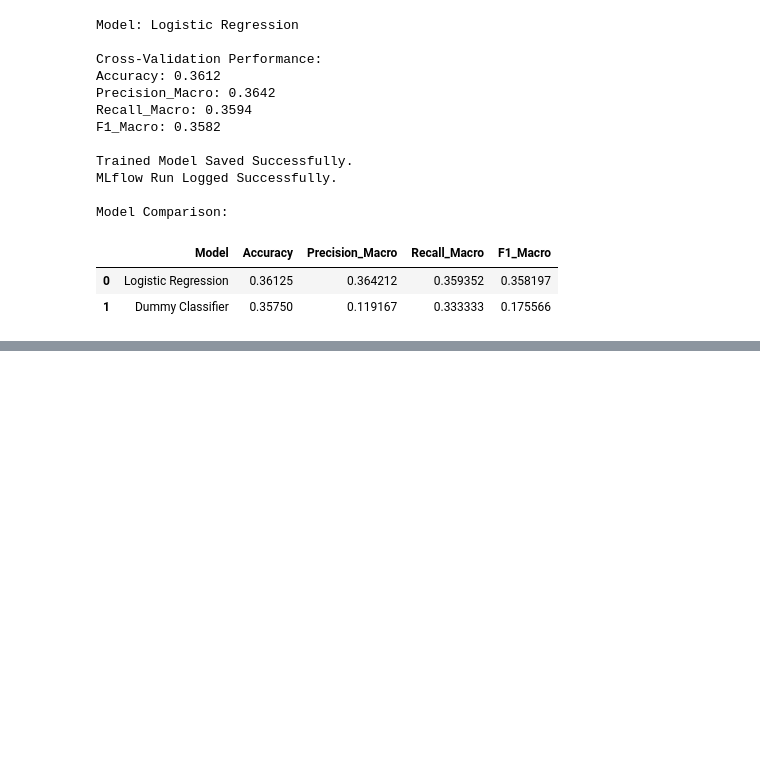
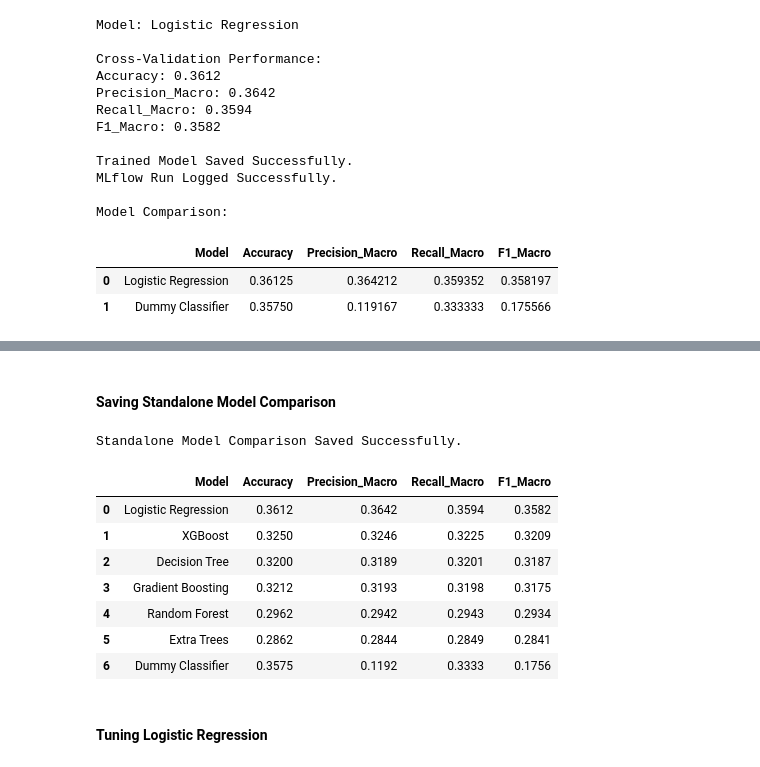
Before and after one commit to TejasMJ/Manufacturing-Quality-Assurance, a Jupyter notebook: notebooks/05_model_development.ipynb, the cells around one changed output, grey strips where cells are left out. Cells and saved outputs as stored; diff of their text form; code cells hidden in the pictures; blank space fills up the shorter version.

Commit message:
Standalone models completed

```diff
--- a/notebooks/05_model_development.ipynb
+++ b/notebooks/05_model_development.ipynb
@@ -562,0 +1120,35 @@ Model Comparison:
+# %% [markdown]
+#### Saving Standalone Model Comparison
+# %%
+# Creating the standalone model comparison table
+
+standalone_results = (
+    pd.DataFrame(model_results)
+    .sort_values("F1_Macro", ascending=False)
+    .reset_index(drop=True)
+)
+
+# Saving cross-validation results
+
+standalone_results.to_csv(
+    processed_dir / "standalone_model_comparison.csv",
+    index=False
+)
+
+# Displaying the comparison
+
+print("Standalone Model Comparison Saved Successfully.")
+
+display(standalone_results.round(4))
+# %% [output]
+Standalone Model Comparison Saved Successfully.
+|  | Model | Accuracy | Precision_Macro | Recall_Macro | F1_Macro |
+| 0 | Logistic Regression | 0.3612 | 0.3642 | 0.3594 | 0.3582 |
+| 1 | XGBoost | 0.3250 | 0.3246 | 0.3225 | 0.3209 |
+| 2 | Decision Tree | 0.3200 | 0.3189 | 0.3201 | 0.3187 |
+| 3 | Gradient Boosting | 0.3212 | 0.3193 | 0.3198 | 0.3175 |
+| 4 | Random Forest | 0.2962 | 0.2942 | 0.2943 | 0.2934 |
+| 5 | Extra Trees | 0.2862 | 0.2844 | 0.2849 | 0.2841 |
+| 6 | Dummy Classifier | 0.3575 | 0.1192 | 0.3333 | 0.1756 |
+# %% [markdown]
+#### Tuning Logistic Regression
```
Also changed, not shown: parts of 16 cells of this notebook.
